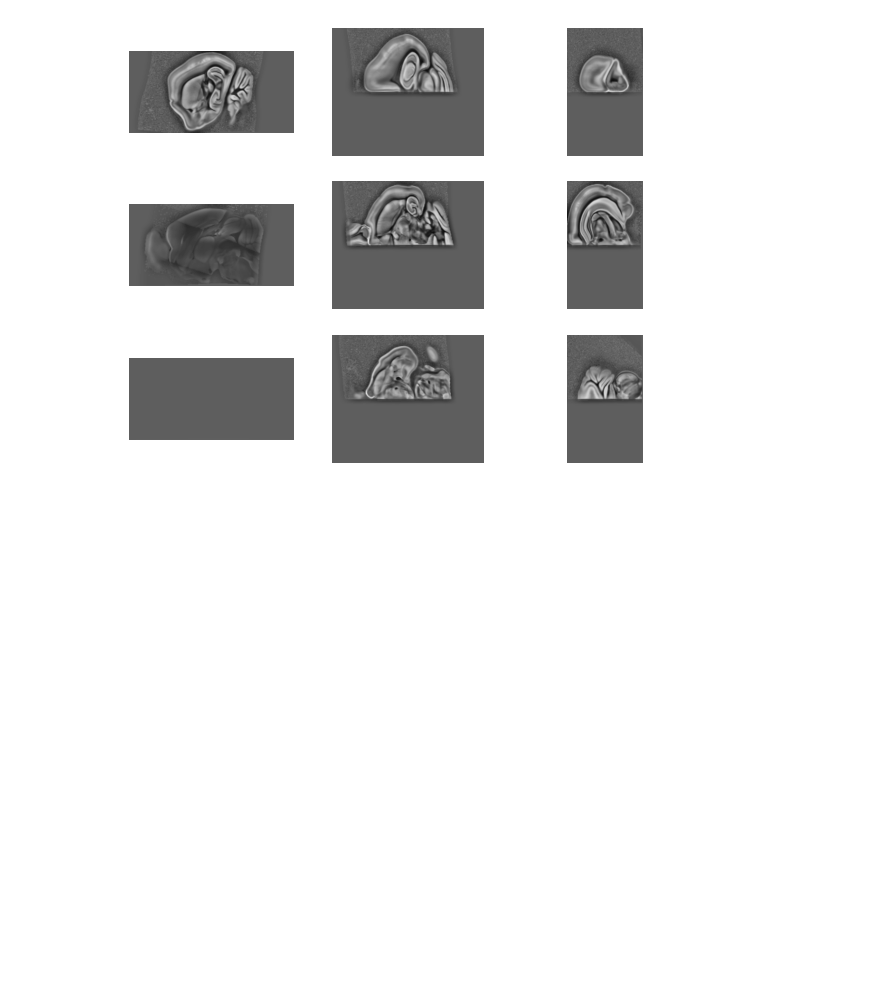
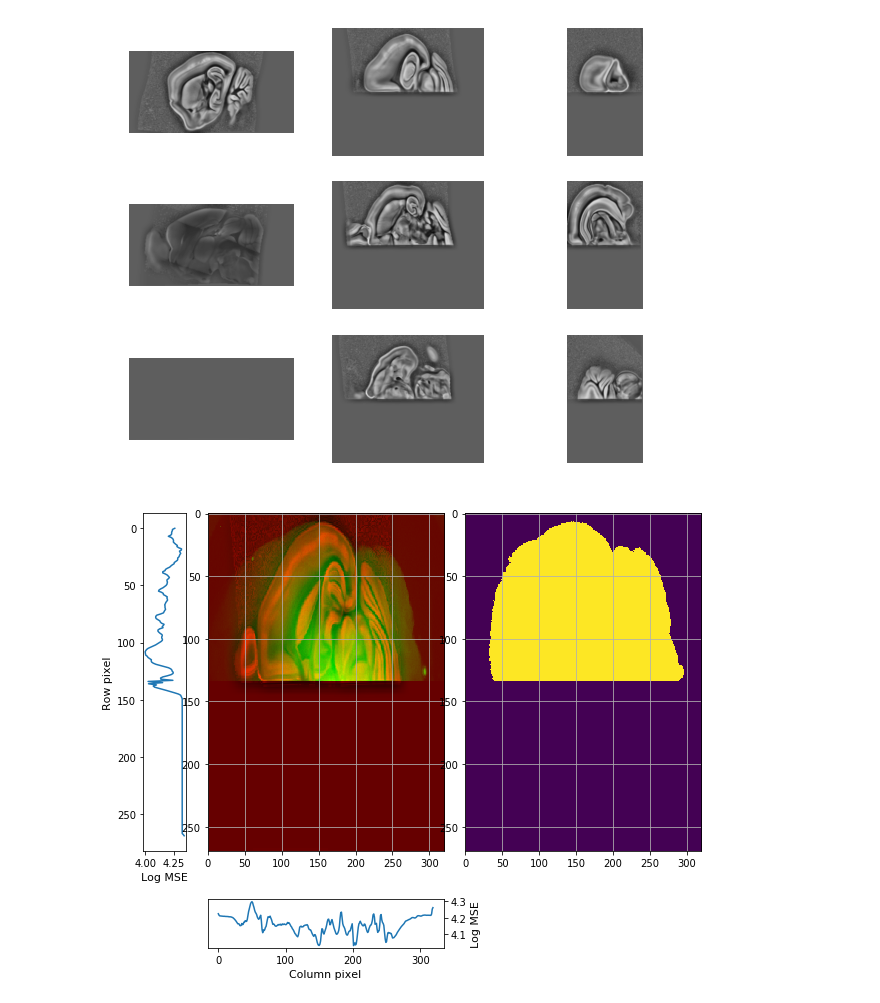
Before and after one commit to neurodata-cobalt/cobalt, a Jupyter notebook: src/jupyter/jyim6/missing_data_demo_half_hemi.ipynb, the cells around one changed output. Saved outputs shown, nothing was run; the diff lists cells and outputs as text; code cells hidden in the pictures; blank space fills up the shorter version.

```diff
--- a/src/jupyter/jyim6/missing_data_demo_half_hemi.ipynb
+++ b/src/jupyter/jyim6/missing_data_demo_half_hemi.ipynb
@@ -194,3 +192,11 @@ Time = 3739.77s (62.3295m)
 ndreg.imgShow(half_atlas_lddmm)
 # %% [output]
 [figure]
+# %%
+half_atlas_lddmm_slice = sitk.GetArrayFromImage(sitk.Normalize(half_atlas_lddmm))[:,50,:]
+img_rigid_slice = sitk.GetArrayFromImage(sitk.Normalize(img_bc))[:,50,:]
+side_img_slice = sitk.GetArrayFromImage(pre.create_mask(padded_img, use_triangle=True))[:,50,:]
+# %%
+mdmask.plot_mse(half_atlas_lddmm_slice, img_rigid_slice, side_img=side_img_slice, color_blend=True)
+# %% [output]
+[figure, added]
```
Also changed, not shown: parts of 4 cells of this notebook, 4 other files.
